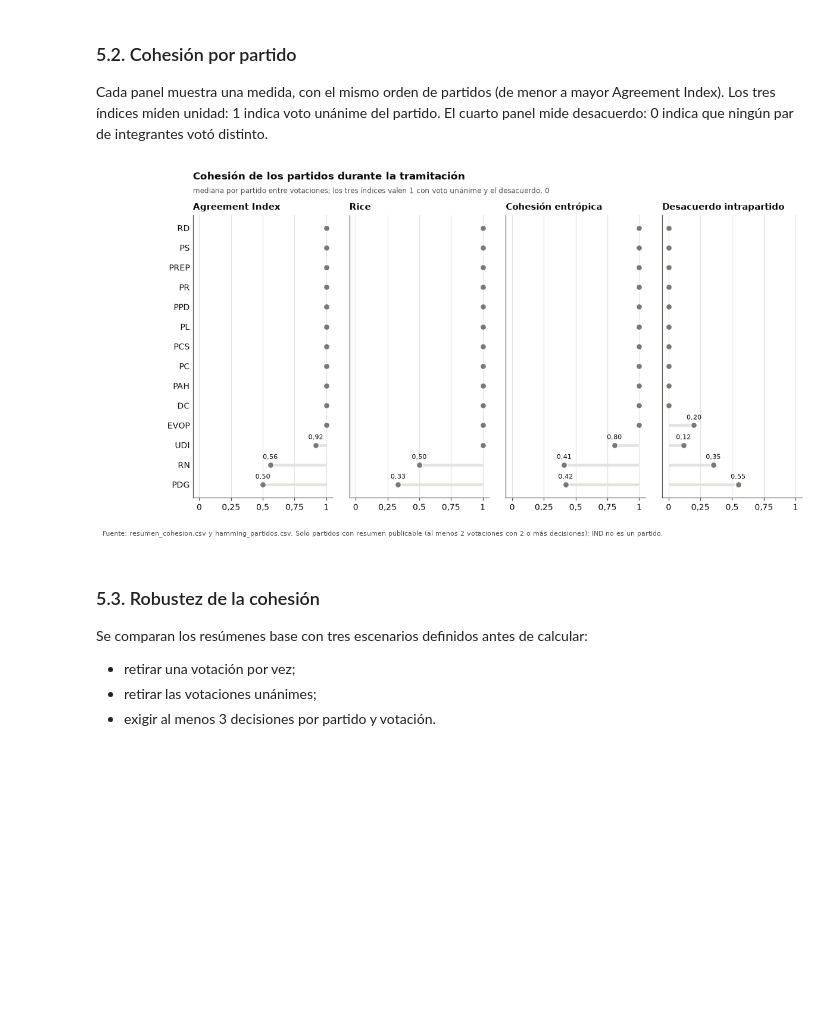
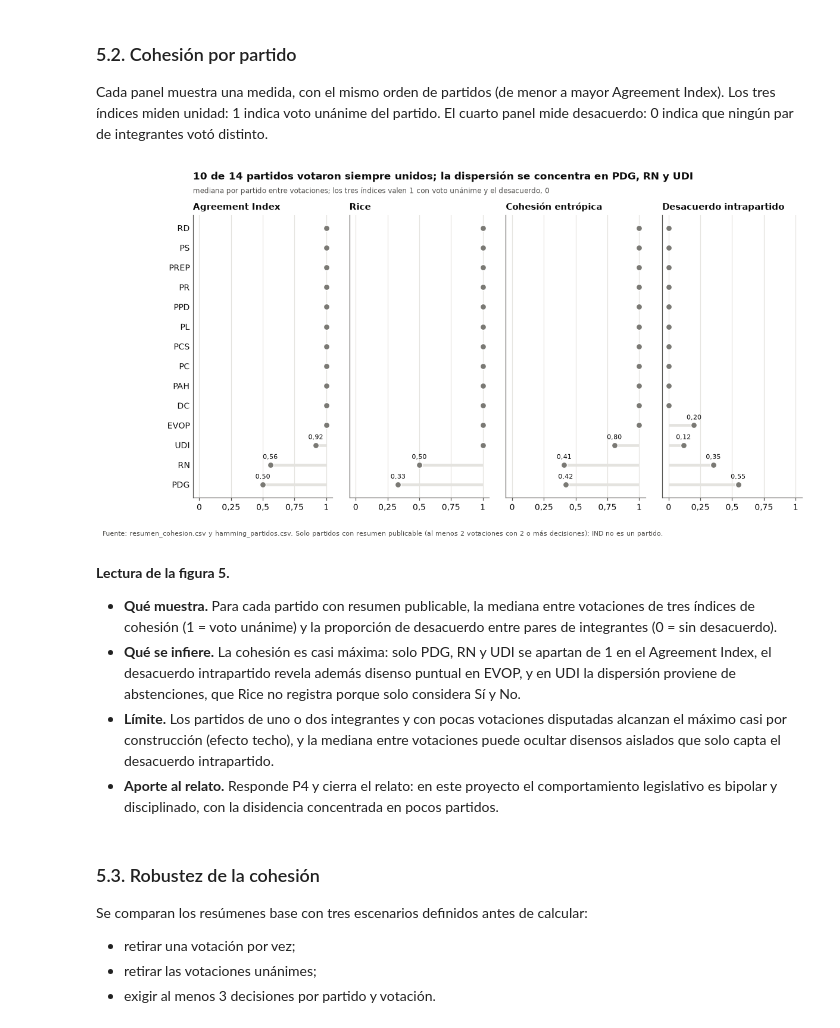
Before and after one commit to joserodriguezc/grupo_1_programacion_ciencia_datos, a Jupyter notebook: F4/notebooks/F4_06_comunicacion.ipynb, the cells around one changed output. Saved outputs shown, nothing was run; the diff lists cells and outputs as text; code cells hidden in the pictures; blank space fills up the shorter version.

```diff
--- a/F4/notebooks/F4_06_comunicacion.ipynb
+++ b/F4/notebooks/F4_06_comunicacion.ipynb
@@ -126,6 +126,15 @@ def pct(proporcion, decimales=0):
     return f'{vis.coma(100 * float(proporcion), decimales)} %'
 
 
+def lectura(numero, muestra, infiero, limite, aporte):
+    # Cuatro frases bajo cada figura, listas para copiar al informe.
+    texto(f'**Lectura de la figura {numero}.**\n\n'
+          f'- **Qué muestra.** {muestra}\n'
+          f'- **Qué se infiere.** {infiero}\n'
+          f'- **Límite.** {limite}\n'
+          f'- **Aporte al relato.** {aporte}')
+
+
 def lista(elementos):
     elementos = [str(e) for e in elementos]
     return elementos[0] if len(elementos) == 1 else ', '.join(elementos[:-1]) + ' y ' + elementos[-1]
@@ -863,39 +993,71 @@ Cada panel muestra una medida, con el mismo orden de partidos (de menor a mayor
 Index). Los tres índices miden unidad: 1 indica voto unánime del partido. El cuarto panel mide
 desacuerdo: 0 indica que ningún par de integrantes votó distinto.
 # %%
+unidos = tabla_cohesion.loc[tabla_cohesion['mediana_ai'].eq(1)
+                            & tabla_cohesion['hamming_intrapartido'].eq(0)]
+menos_cohesion = tabla_cohesion.loc[tabla_cohesion['mediana_ai'].lt(1)].sort_values(
+    'mediana_ai').index.tolist()
 orden = tabla_cohesion.sort_values(['mediana_ai', 'hamming_intrapartido'],
                                    ascending=[True, False]).index
 paneles = [('mediana_ai', 'Agreement Index'), ('mediana_rice', 'Rice'),
            ('mediana_entropia', 'Cohesión entrópica'),
            ('hamming_intrapartido', 'Desacuerdo intrapartido')]
 fig, ejes = plt.subplots(1, 4, figsize=(12, 5.6), sharey=True, gridspec_kw={'wspace': 0.12})
 y = np.arange(len(orden))
 for ax, (columna, nombre) in zip(ejes, paneles):
     valores = tabla_cohesion.loc[orden, columna]
     base = 1.0 if columna != 'hamming_intrapartido' else 0.0
     ax.hlines(y, base, valores, color=vis.GRILLA, linewidth=3, zorder=1)
     ax.scatter(valores, y, s=45, color=vis.NEUTRO, zorder=3, edgecolors='white')
     for posicion_y, valor in zip(y, valores):
         if pd.notna(valor) and abs(valor - base) > 1e-9:
             ax.text(valor, posicion_y + 0.3, c(valor), ha='center', fontsize=7,
                     color=vis.TEXTO)
     ax.set_xlim(-0.05, 1.05)
     ax.grid(axis='x')
     vis.formato_coma(ax, 'x')
     ax.set_title(nombre, fontsize=9.5)
     ax.tick_params(axis='y', length=0)
 ejes[0].set_yticks(y, orden)
-fig.suptitle('Cohesión de los partidos durante la tramitación', x=0.125, ha='left',
+fig.suptitle(f'{len(unidos)} de {len(tabla_cohesion)} partidos votaron siempre unidos; la '
+             f'dispersión se concentra en {lista(menos_cohesion)}', x=0.125, ha='left',
              fontweight='bold', fontsize=11, y=1.0)
 fig.text(0.125, 0.94, 'mediana por partido entre votaciones; los tres índices valen 1 con '
          'voto unánime y el desacuerdo, 0', fontsize=8, color=vis.TEXTO_SECUNDARIO)
 vis.nota(fig, 'Fuente: resumen_cohesion.csv y hamming_partidos.csv. Solo partidos con resumen '
               'publicable (al menos 2 votaciones con 2 o más decisiones); IND no es un partido.',
          y=0.02)
 guardar(fig, '05_cohesion_partidos.png')
 plt.show()
+
+disenso_puntual = tabla_cohesion.loc[tabla_cohesion['mediana_ai'].eq(1)
+                                     & tabla_cohesion['hamming_intrapartido'].gt(0)].index
+sin_rice = tabla_cohesion.loc[tabla_cohesion['mediana_ai'].lt(1)
+                              & tabla_cohesion['mediana_rice'].eq(1)].index
+lectura(
+    5,
+    'Para cada partido con resumen publicable, la mediana entre votaciones de tres índices de '
+    'cohesión (1 = voto unánime) y la proporción de desacuerdo entre pares de integrantes '
+    '(0 = sin desacuerdo).',
+    f'La cohesión es casi máxima: solo {lista(menos_cohesion)} se apartan de 1 en el Agreement '
+    'Index'
+    + (f', el desacuerdo intrapartido revela además disenso puntual en '
+       f'{lista(disenso_puntual)}' if len(disenso_puntual) else '')
+    + (f', y en {lista(sin_rice)} la dispersión proviene de abstenciones, que Rice no '
+       'registra porque solo considera Sí y No' if len(sin_rice) else '') + '.',
+    'Los partidos de uno o dos integrantes y con pocas votaciones disputadas alcanzan el máximo '
+    'casi por construcción (efecto techo), y la mediana entre votaciones puede ocultar '
+    'disensos aislados que solo capta el desacuerdo intrapartido.',
+    'Responde P4 y cierra el relato: en este proyecto el comportamiento legislativo es bipolar '
+    'y disciplinado, con la disidencia concentrada en pocos partidos.')
 # %% [output]
-[figure, old version]
+[figure, new version]
+**Lectura de la figura 5.**
+
+- **Qué muestra.** Para cada partido con resumen publicable, la mediana entre votaciones de tres índices de cohesión (1 = voto unánime) y la proporción de desacuerdo entre pares de integrantes (0 = sin desacuerdo).
+- **Qué se infiere.** La cohesión es casi máxima: solo PDG, RN y UDI se apartan de 1 en el Agreement Index, el desacuerdo intrapartido revela además disenso puntual en EVOP, y en UDI la dispersión proviene de abstenciones, que Rice no registra porque solo considera Sí y No.
+- **Límite.** Los partidos de uno o dos integrantes y con pocas votaciones disputadas alcanzan el máximo casi por construcción (efecto techo), y la mediana entre votaciones puede ocultar disensos aislados que solo capta el desacuerdo intrapartido.
+- **Aporte al relato.** Responde P4 y cierra el relato: en este proyecto el comportamiento legislativo es bipolar y disciplinado, con la disidencia concentrada en pocos partidos.
 # %% [markdown]
 ### 5.3. Robustez de la cohesión
 Se comparan los resúmenes base con tres escenarios definidos antes de calcular:
```
Also changed, not shown: parts of 6 cells of this notebook, 6 other files.
